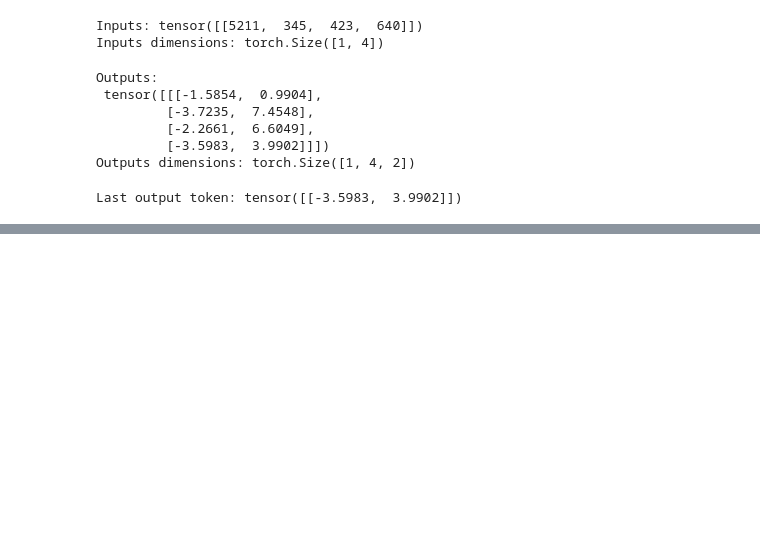
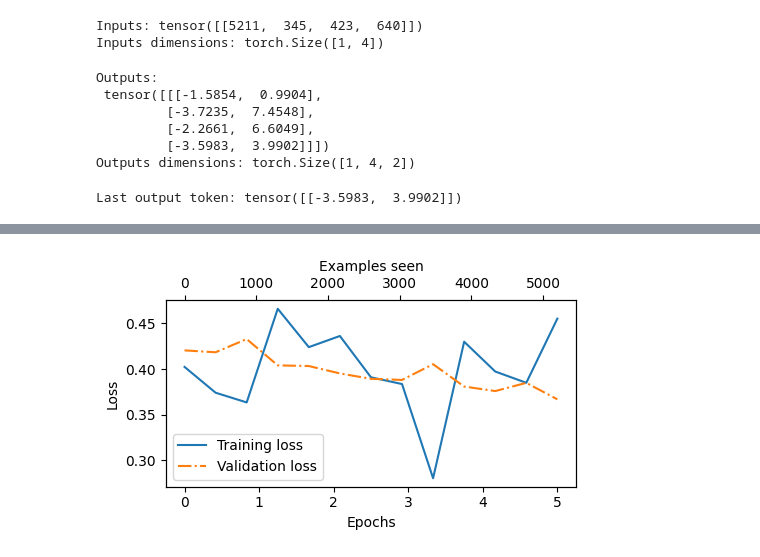
Before and after one commit to gregsholden/LLMTest, a Jupyter notebook: BuildLLM_example.ipynb, the cells around one changed output, grey strips where cells are left out. Cells and saved outputs as stored; diff of their text form; code cells hidden in the pictures; blank space fills up the shorter version.

```diff
--- a/BuildLLM_example.ipynb
+++ b/BuildLLM_example.ipynb
@@ -2903,0 +2911,5 @@ Last output token: tensor([[-3.5983,  3.9902]])
+# %%
+# Same things but without softmax
+logits = outputs[:, -1, :]
+label = torch.argmax(logits)
+print("Class label:", label.item())
@@ -2903,0 +3005,10 @@ Last output token: tensor([[-3.5983,  3.9902]])
+# %%
+# Calc loss for training and validation and test sets (p 194)
+with torch.no_grad(): # Disable gradient tracking for efficiency because we are not training, yet
+    train_loss = calc_loss_loader(train_loader, model, device, num_batches=5)
+    val_loss = calc_loss_loader(val_loader, model, device, num_batches=5)
+    test_loss = calc_loss_loader(test_loader, model, device, num_batches=5)
+
+print(f"Training loss: {train_loss:.3f}")
+print(f"Validation loss: {val_loss:.3f}")
+print(f"Test loss: {test_loss:.3f}")
@@ -2903,0 +3112,30 @@ Last output token: tensor([[-3.5983,  3.9902]])
+# %%
+# Plot losses
+
+import matplotlib.pyplot as plt
+
+def plot_values(epochs_seen, examples_seen, train_values, val_values, label="loss"):
+    fig, ax1 = plt.subplots(figsize=(5, 3))
+
+    # Plot training and validation loss against epochs
+    ax1.plot(epochs_seen, train_values, label=f"Training {label}")
+    ax1.plot(epochs_seen, val_values, linestyle="-.", label=f"Validation {label}")
+    ax1.set_xlabel("Epochs")
+    ax1.set_ylabel(label.capitalize())
+    ax1.legend()
+
+    # Create a second x-axis for examples seen
+    ax2 = ax1.twiny()  # Create a second x-axis that shares the same y-axis
+    ax2.plot(examples_seen, train_values, alpha=0)  # Invisible plot for aligning ticks
+    ax2.set_xlabel("Examples seen")
+
+    fig.tight_layout()  # Adjust layout to make room
+    plt.savefig(f"{label}-plot.pdf")
+    plt.show()
+# %%
+epochs_tensor = torch.linspace(0, num_epochs, len(train_losses))
+examples_seen_tensor = torch.linspace(0, examples_seen, len(train_losses))
+
+plot_values(epochs_tensor, examples_seen_tensor, train_losses, val_losses)
+# %% [output]
+[figure, added]
```
Also changed, not shown: parts of 19 cells of this notebook, 2 other files.
